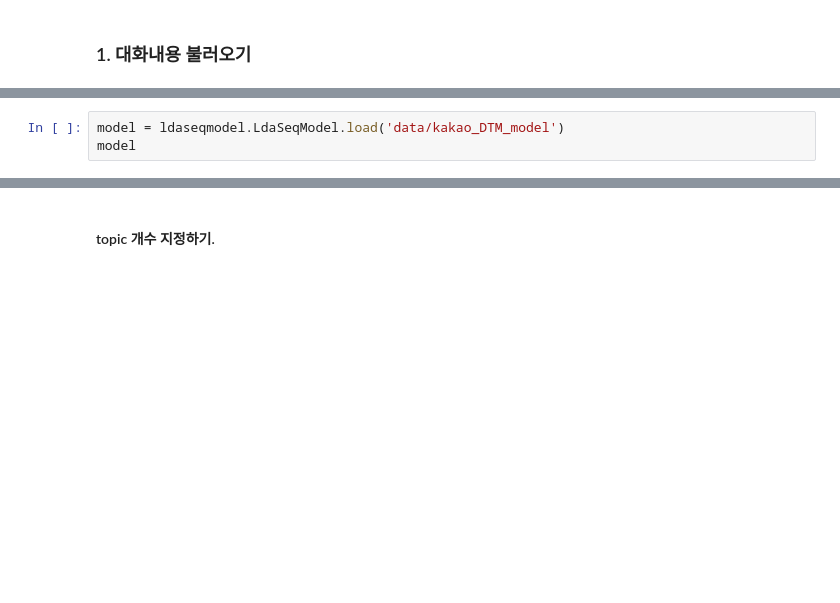
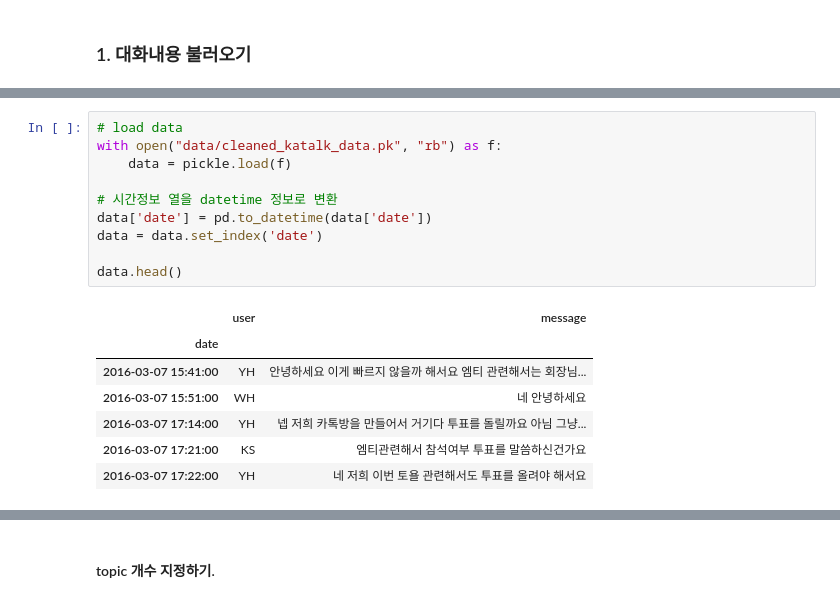
Before and after one commit to woosa7/nbcc_projects, a Jupyter notebook: ML/KoNLPy/14_DynamicTopicModel_평가하기.ipynb, the cells around one changed output, grey strips where cells are left out. Saved outputs shown, nothing was run; the diff lists cells and outputs as text; blank space fills up the shorter version.

Commit message:
Dynamic Topic Model

```diff
--- a/ML/KoNLPy/14_DynamicTopicModel_평가하기.ipynb
+++ b/ML/KoNLPy/14_DynamicTopicModel_평가하기.ipynb
@@ -18,3 +17,18 @@ ModuleNotFoundError: No module named 'gensim'
-# %%
-model = ldaseqmodel.LdaSeqModel.load('data/kakao_DTM_model')
-model
+# %%
+# load data
+with open("data/cleaned_katalk_data.pk", "rb") as f:
+    data = pickle.load(f)
+
+# 시간정보 열을 datetime 정보로 변환
+data['date'] = pd.to_datetime(data['date'])
+data = data.set_index('date')
+
+data.head()
+# %% [output]
+|  | user | message |
+| date |  |  |
+| 2016-03-07 15:41:00 | YH | 안녕하세요 이게 빠르지 않을까 해서요 엠티 관련해서는 회장님... |
+| 2016-03-07 15:51:00 | WH | 네 안녕하세요 |
+| 2016-03-07 17:14:00 | YH | 넵 저희 카톡방을 만들어서 거기다 투표를 돌릴까요 아님 그냥... |
+| 2016-03-07 17:21:00 | KS | 엠티관련해서 참석여부 투표를 말씀하신건가요 |
+| 2016-03-07 17:22:00 | YH | 네 저희 이번 토욜 관련해서도 투표를 올려야 해서요 |
```
Also changed, not shown: parts of 13 cells of this notebook, 1 other file.
